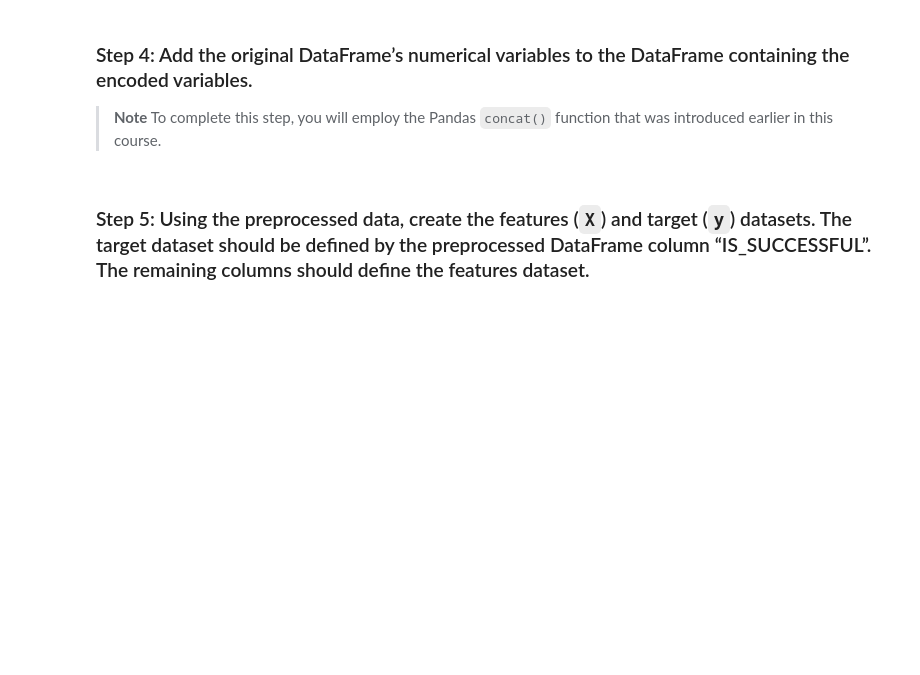
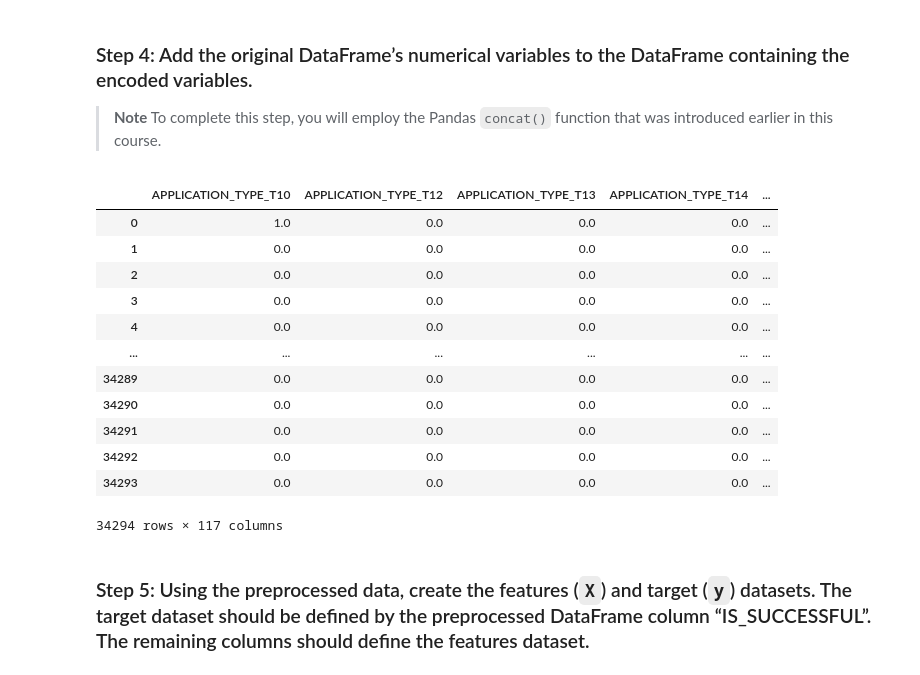
Before and after one commit to ScientiaCapital/Venture-Funding-Deep-Learning-Model, a Jupyter notebook: venture_funding_with_deep_learning.ipynb, the cells around one changed output. Saved outputs shown, nothing was run; the diff lists cells and outputs as text; code cells hidden in the pictures; blank space fills up the shorter version.

```diff
--- a/venture_funding_with_deep_learning.ipynb
+++ b/venture_funding_with_deep_learning.ipynb
@@ -140,10 +214,25 @@ encoded_df = # YOUR CODE HERE
 > **Note** To complete this step, you will employ the Pandas `concat()` function that was introduced earlier in this course.
 # %%
 # Add the numerical variables from the original DataFrame to the one-hot encoding DataFrame
-encoded_df = # YOUR CODE HERE
+numerical_variables = list(applicant_data_df.dtypes[applicant_data_df.dtypes != "object"].index)
+encoded_df = pd.concat([encoded_df, applicant_data_df[numerical_variables]], axis = 1)
 
 # Review the Dataframe
-# YOUR CODE HERE
+encoded_df.head(-5)
+# %% [output]
+|  | APPLICATION_TYPE_T10 | APPLICATION_TYPE_T12 | APPLICATION_TYPE_T13 | APPLICATION_TYPE_T14 | ... |
+| 0 | 1.0 | 0.0 | 0.0 | 0.0 | ... |
+| 1 | 0.0 | 0.0 | 0.0 | 0.0 | ... |
+| 2 | 0.0 | 0.0 | 0.0 | 0.0 | ... |
+| 3 | 0.0 | 0.0 | 0.0 | 0.0 | ... |
+| 4 | 0.0 | 0.0 | 0.0 | 0.0 | ... |
+| ... | ... | ... | ... | ... | ... |
+| 34289 | 0.0 | 0.0 | 0.0 | 0.0 | ... |
+| 34290 | 0.0 | 0.0 | 0.0 | 0.0 | ... |
+| 34291 | 0.0 | 0.0 | 0.0 | 0.0 | ... |
+| 34292 | 0.0 | 0.0 | 0.0 | 0.0 | ... |
+| 34293 | 0.0 | 0.0 | 0.0 | 0.0 | ... |
+34294 rows × 117 columns
 # %% [markdown]
 ### Step 5: Using the preprocessed data, create the features (`X`) and target (`y`) datasets. The target dataset should be defined by the preprocessed DataFrame column “IS_SUCCESSFUL”. The remaining columns should define the features dataset.
 # %%
```
Also changed, not shown: parts of 47 cells of this notebook.
